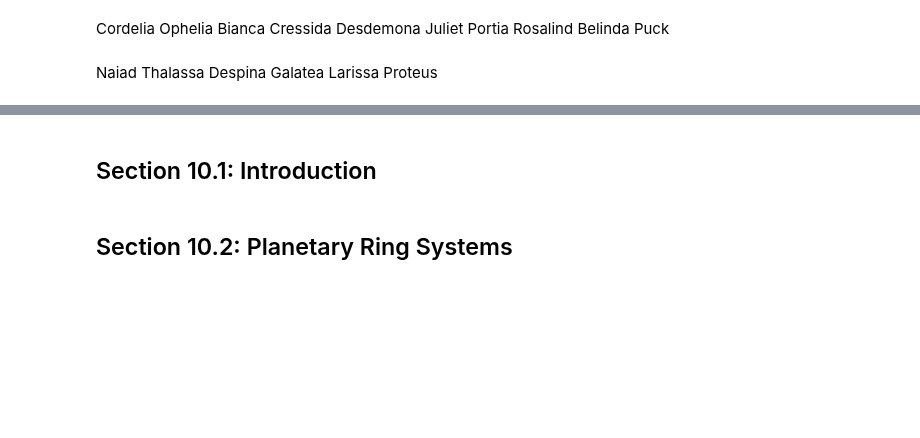
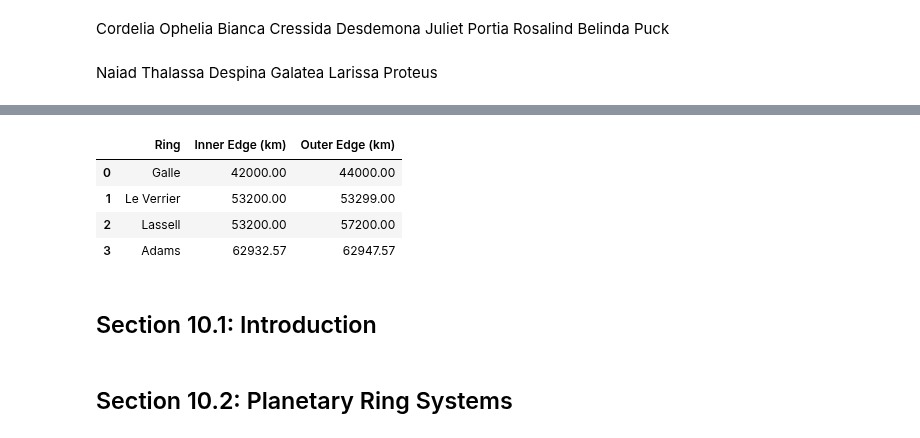
Before and after one commit to seap-udea/murray-dermott-action, a Jupyter notebook: PlanetaryRings/Chapter10.ipynb, the cells around one changed output, grey strips where cells are left out. Cells and saved outputs as stored; diff of their text form; code cells hidden in the pictures; blank space fills up the shorter version.

```diff
--- a/PlanetaryRings/Chapter10.ipynb
+++ b/PlanetaryRings/Chapter10.ipynb
@@ -111,0 +257,16 @@ neptune_axes = np.array([None]*len(neptune_satellites))
+# %%
+# Neptune's ring system
+galle = ['Galle', 42000, 44000]
+le_verrier = ['Le Verrier', 53200, 53299]
+lassell = ['Lassell', 53200, 57200]
+adams = ['Adams', 62932.57, 62947.57]
+
+neptune_ring_systems = pd.DataFrame([galle, le_verrier, lassell,adams],
+                                    columns = ['Ring', 'Inner Edge (km)', 'Outer Edge (km)'])
+neptune_ring_systems
+# %% [output]
+|  | Ring | Inner Edge (km) | Outer Edge (km) |
+| 0 | Galle | 42000.00 | 44000.00 |
+| 1 | Le Verrier | 53200.00 | 53299.00 |
+| 2 | Lassell | 53200.00 | 57200.00 |
+| 3 | Adams | 62932.57 | 62947.57 |
```
Also changed, not shown: parts of 35 cells of this notebook.
